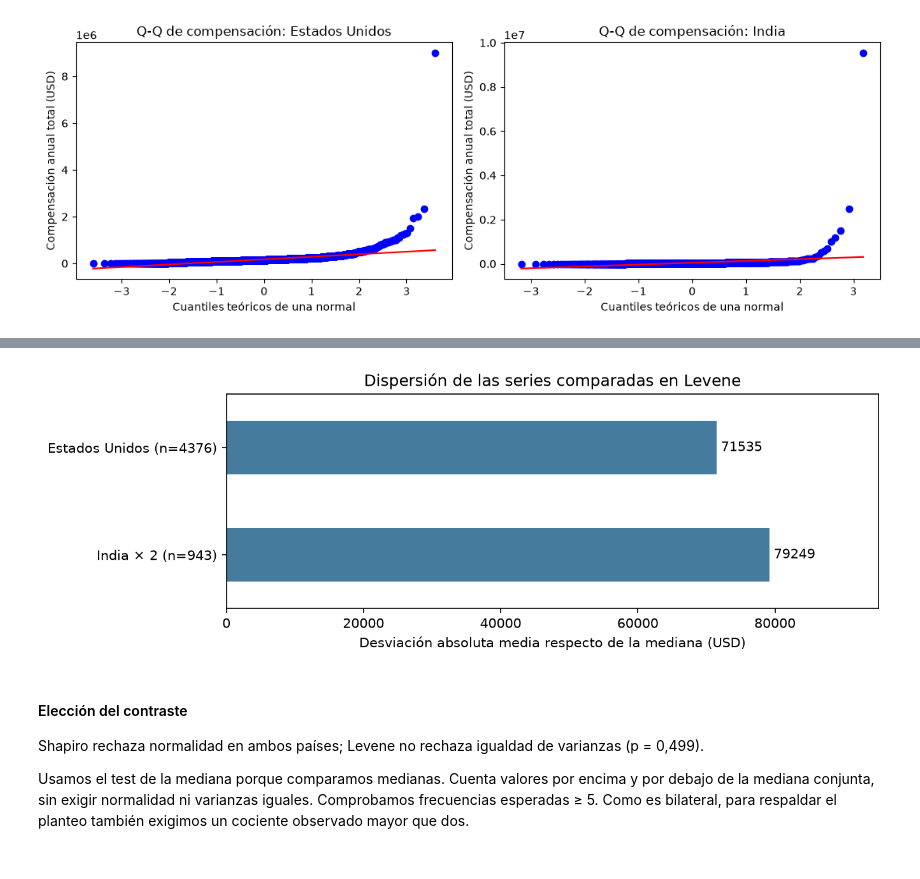
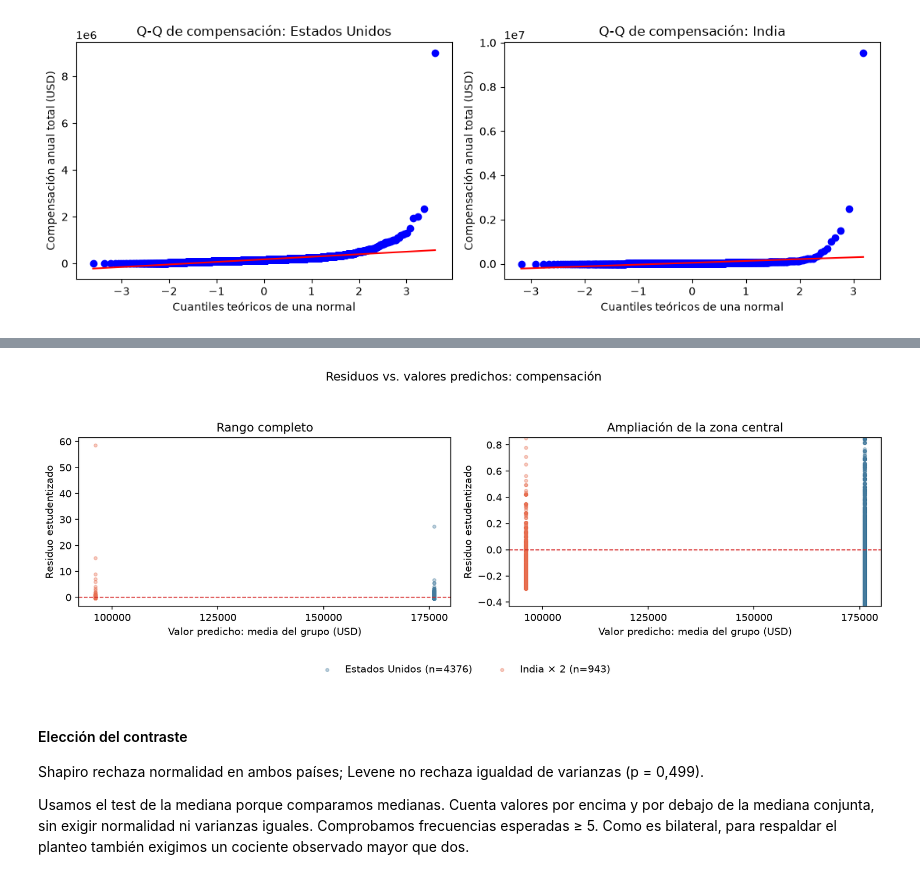
Before and after one commit to FausGiun/Fudamentos, a Jupyter notebook: tp_especial.ipynb, the cells around one changed output, grey strips where cells are left out. Drawn from its saved outputs; the diff is of its cells as text; code cells hidden in the pictures.

Commit message:
Usar gráficos de residuos para revisar homocedasticidad

```diff
--- a/tp_especial.ipynb
+++ b/tp_especial.ipynb
@@ -1066,37 +1068,64 @@ if resultado_levene_mercados.pvalue < nivel_significancia:
 else:
     print("No hay evidencia suficiente para rechazar la igualdad de varianzas.")
 
-tabla_dispersion_mercados = pd.DataFrame({
-    "n": [len(compensaciones_estados_unidos), len(compensaciones_india_dobles)],
-    "Desviación absoluta media (USD)": [
-        (compensaciones_estados_unidos - compensaciones_estados_unidos.median()).abs().mean(),
-        (compensaciones_india_dobles - compensaciones_india_dobles.median()).abs().mean()
-    ]
-}, index=["Estados Unidos", "India × 2"])
+datos_residuos_mercados = datos_mercados[["Country", "ConvertedCompYearly"]].copy()
+datos_residuos_mercados["Compensacion_comparada"] = datos_residuos_mercados["ConvertedCompYearly"]
+datos_residuos_mercados.loc[
+    datos_residuos_mercados["Country"].eq("India"), "Compensacion_comparada"
+] = compensaciones_india_dobles
 
-print(tabla_dispersion_mercados.round(2).to_string())
+resumen_ajuste_mercados = datos_residuos_mercados.groupby("Country")[
+    "Compensacion_comparada"
+].agg(n="count", media_USD="mean")
 
-eje_dispersion_mercados = tabla_dispersion_mercados[
-    "Desviación absoluta media (USD)"
-].plot(kind="barh", figsize=(9, 3.2), color="#457b9d")
+datos_residuos_mercados["Predicho"] = datos_residuos_mercados["Country"].map(
+    resumen_ajuste_mercados["media_USD"]
+)
+datos_residuos_mercados["Residuo"] = (
+    datos_residuos_mercados["Compensacion_comparada"] - datos_residuos_mercados["Predicho"]
+)
+varianza_residual_mercados = (datos_residuos_mercados["Residuo"] ** 2).sum() / (
+    len(datos_residuos_mercados) - len(resumen_ajuste_mercados)
+)
+datos_residuos_mercados["Residuo_estudentizado"] = datos_residuos_mercados["Residuo"] / np.sqrt(
+    varianza_residual_mercados * (
+        1 - 1 / datos_residuos_mercados["Country"].map(resumen_ajuste_mercados["n"])
+    )
+)
 
-eje_dispersion_mercados.bar_label(
-    eje_dispersion_mercados.containers[0], fmt="%.0f", padding=3
+print(resumen_ajuste_mercados.round(2).to_string())
+print(f"Varianza residual conjunta (USD²): {varianza_residual_mercados:.2f}")
+
+figura_mercados, ejes_mercados = plt.subplots(1, 2, figsize=(12, 4.5), sharex=True)
+for pais, etiqueta, color in [
+    ("United States of America", "Estados Unidos", "#457b9d"),
+    ("India", "India × 2", "#e76f51")
+]:
+    grupo_mercado = datos_residuos_mercados[datos_residuos_mercados["Country"].eq(pais)]
+    for eje_mercado in ejes_mercados:
+        eje_mercado.scatter(
+            grupo_mercado["Predicho"], grupo_mercado["Residuo_estudentizado"],
+            s=10, alpha=0.35, color=color, label=f"{etiqueta} (n={len(grupo_mercado)})"
+        )
+
+for eje_mercado in ejes_mercados:
+    eje_mercado.axhline(0, color="#d62828", linestyle="--", linewidth=1)
+    eje_mercado.set(xlabel="Valor predicho: media del grupo (USD)", ylabel="Residuo estudentizado")
+    eje_mercado.ticklabel_format(axis="x", style="plain", useOffset=False)
+    eje_mercado.locator_params(axis="x", nbins=4)
+
+ejes_mercados[0].set_title("Rango completo")
+limites_ampliacion_mercados = datos_residuos_mercados["Residuo_estudentizado"].quantile([0.025, 0.975])
+ejes_mercados[1].set_ylim(limites_ampliacion_mercados.iloc[0], limites_ampliacion_mercados.iloc[1])
+ejes_mercados[1].set_title("Ampliación de la zona central")
+
+elementos_mercados, etiquetas_mercados = ejes_mercados[0].get_legend_handles_labels()
+figura_mercados.legend(
+    elementos_mercados, etiquetas_mercados, loc="lower center", ncol=2,
+    frameon=False, bbox_to_anchor=(0.5, 0.01)
 )
-eje_dispersion_mercados.set_yticklabels([
-    f"{grupo} (n={cantidad})"
-    for grupo, cantidad in zip(tabla_dispersion_mercados.index, tabla_dispersion_mercados["n"])
-])
-eje_dispersion_mercados.invert_yaxis()
-eje_dispersion_mercados.set_xlim(
-    0, tabla_dispersion_mercados["Desviación absoluta media (USD)"].max() * 1.2
-)
-eje_dispersion_mercados.set(
-    title="Dispersión de las series comparadas en Levene",
-    xlabel="Desviación absoluta media respecto de la mediana (USD)",
-    ylabel=""
-)
-plt.tight_layout()
+figura_mercados.suptitle("Residuos vs. valores predichos: compensación")
+plt.tight_layout(rect=[0, 0.12, 1, 0.93])
 plt.show()
 # %% [output]
 Levene: W = 0.458
@@ -1108,4 +1139,4 @@ India × 2        943                         79248.58
-[figure, old version]
+[figure, new version]
 # %% [markdown]
 #### Elección del contraste
 
```
Also changed, not shown: parts of 4 cells of this notebook.
